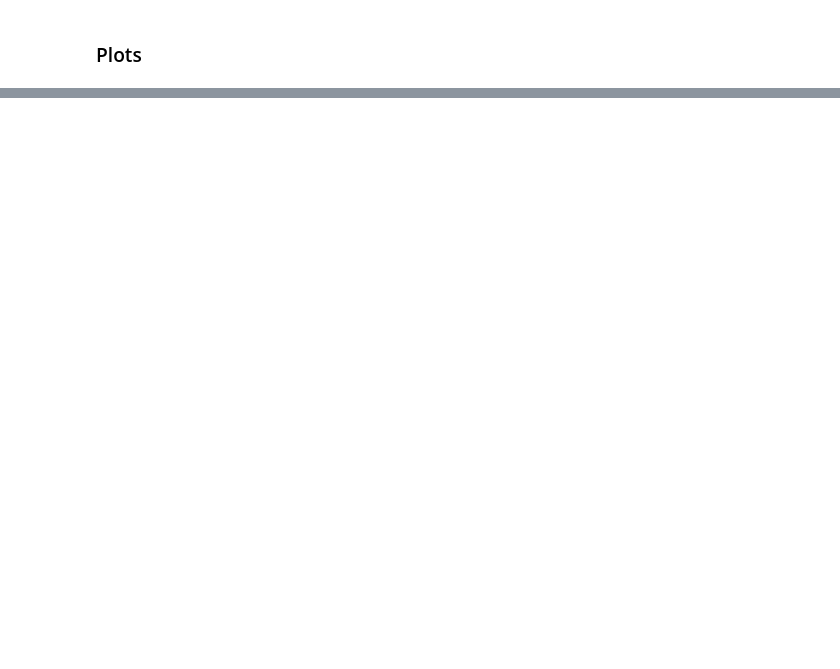
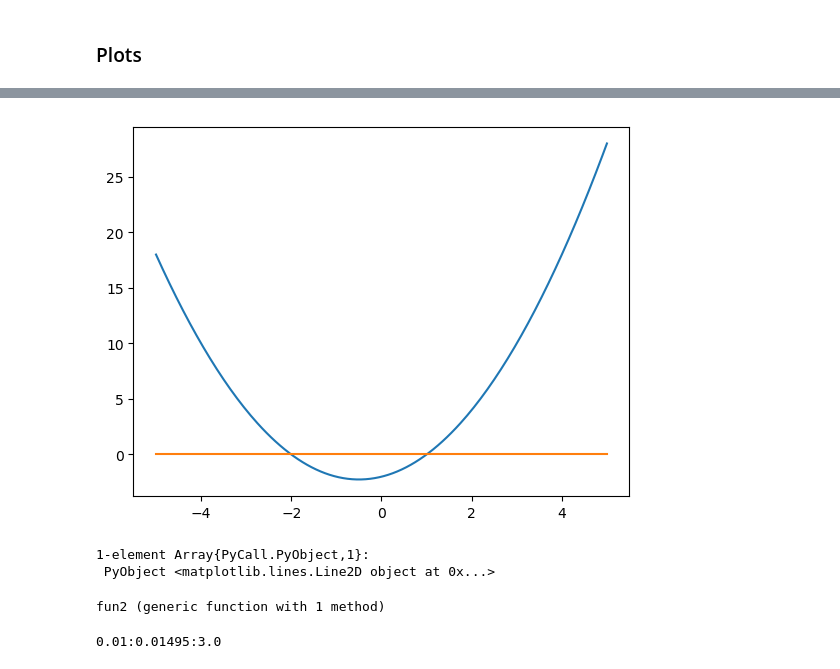
Before and after one commit to trebst/compphys-2019, a Jupyter notebook: Tutorials/tutorial_02.ipynb, the cells around one changed output, grey strips where cells are left out. Cells and saved outputs as stored; diff of their text form; code cells hidden in the pictures; blank space fills up the shorter version.

```diff
--- a/Tutorials/tutorial_02.ipynb
+++ b/Tutorials/tutorial_02.ipynb
@@ -40,0 +388,2 @@ Die einfachste Art, eine mathematische Funktion zu definieren ist über eine dir
+# %%
+x_values = range(-5, stop=5, length=201)
@@ -41,2 +392,4 @@ Die einfachste Art, eine mathematische Funktion zu definieren ist über eine dir
+# %%
+f_values = fun.(x_values);
 # %% [markdown]
 ### Plots
@@ -48,0 +437,15 @@ Diese Funktion *multiply* akzeptiert zwei Zahlen als Eingabe, die dann miteinand
+# %%
+plot(x_values, f_values)
+plot(x_values, zeros(201))
+# %% [output]
+[figure, added]
+1-element Array{PyCall.PyObject,1}:
+ PyObject <matplotlib.lines.Line2D object at 0x...>
+# %%
+fun2(x) = exp(x)*log(x) - x^2
+# %% [output]
+fun2 (generic function with 1 method)
+# %%
+x_values = range(0.01, stop=3, length=201)
+# %% [output]
+0.01:0.01495:3.0
```
Also changed, not shown: parts of 61 cells of this notebook, 2 other files.
